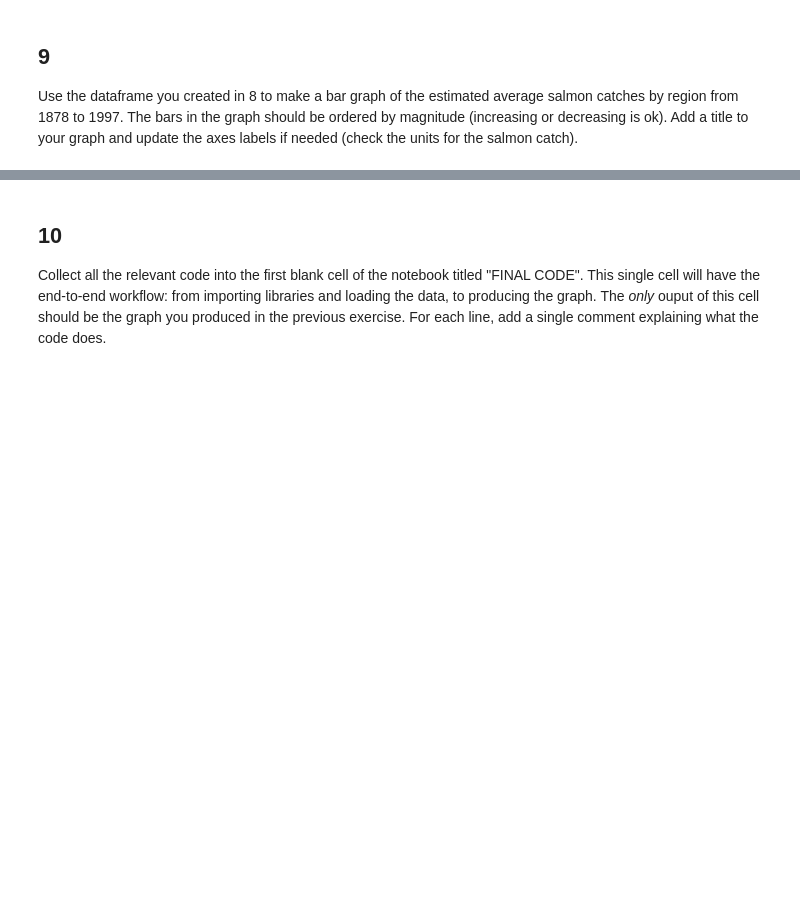
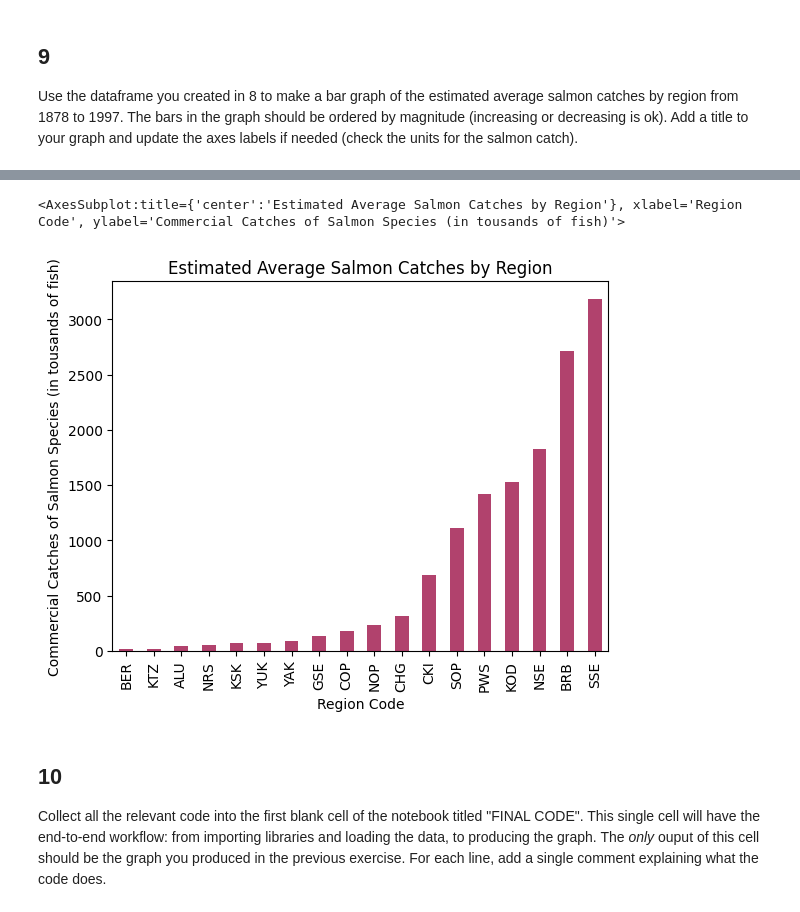
Before and after one commit to mariamkg00/eds220-hwk-2, a Jupyter notebook: hwk2-task3-salmon.ipynb, the cells around one changed output, grey strips where cells are left out. Cells and saved outputs as stored; diff of their text form; code cells hidden in the pictures; blank space fills up the shorter version.

Commit message:
figured out how to graph

```diff
--- a/hwk2-task3-salmon.ipynb
+++ b/hwk2-task3-salmon.ipynb
@@ -162,7 +160,7 @@ Create a dataframe with the average catch per region. HINT: use `groupby()`. Sto
 # %%
 # using groupby() and mean for the Catch column
 
-average_catch_per_reg = catch_original.groupby('Region').mean()
+average_catch_per_reg = catch_original.groupby('Region').Catch.mean()
 
 #viewing to see if it stored properly
 average_catch_per_reg
@@ -216,3 +192,14 @@ Name: Catch, dtype: object
+# %%
+# making a plot with descending values
+
+average_catch_per_reg.sort_values().plot(kind = 'bar',
+                                        ylabel = 'Commercial Catches of Salmon Species (in tousands of fish)',
+                                        xlabel = 'Region Code',
+                                        title = 'Estimated Average Salmon Catches by Region',
+                                        color = '#B1426D')
+# %% [output]
+<AxesSubplot:title={'center':'Estimated Average Salmon Catches by Region'}, xlabel='Region Code', ylabel='Commercial Catches of Salmon Species (in tousands of fish)'>
+[figure, added]
 # %% [markdown]
 ## 10
 
```
Also changed, not shown: parts of 3 cells of this notebook.
